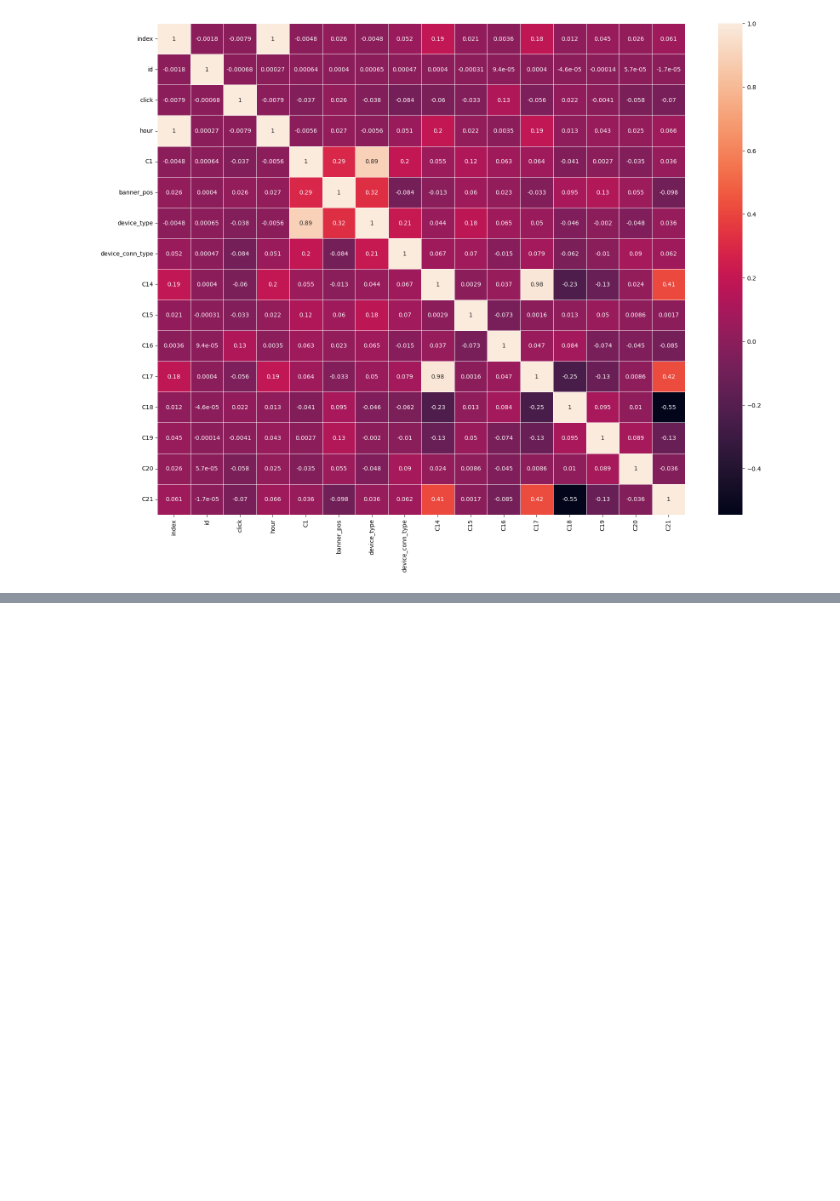
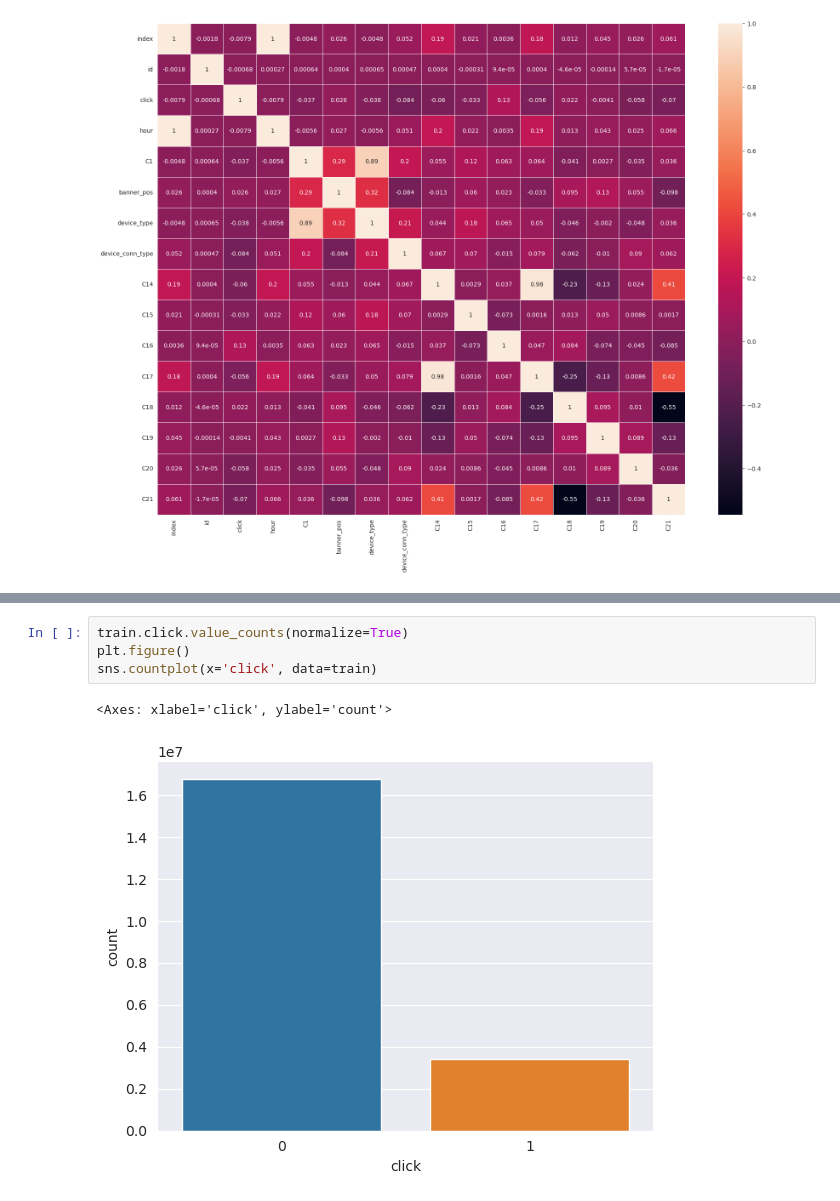
Before and after one commit to sjovicevic/ctr-prediction, a Jupyter notebook: test.ipynb, the cells around one changed output, grey strips where cells are left out. Drawn from its saved outputs; the diff is of its cells as text; blank space fills up the shorter version.

```diff
--- a/test.ipynb
+++ b/test.ipynb
@@ -109,0 +129,7 @@ sns.heatmap(correlation, annot=True, linewidths=.5, ax=ax)
+# %%
+train.click.value_counts(normalize=True)
+plt.figure()
+sns.countplot(x='click', data=train)
+# %% [output]
+<Axes: xlabel='click', ylabel='count'>
+[figure, added]
```
Also changed, not shown: parts of 22 cells of this notebook, 1 other file.
